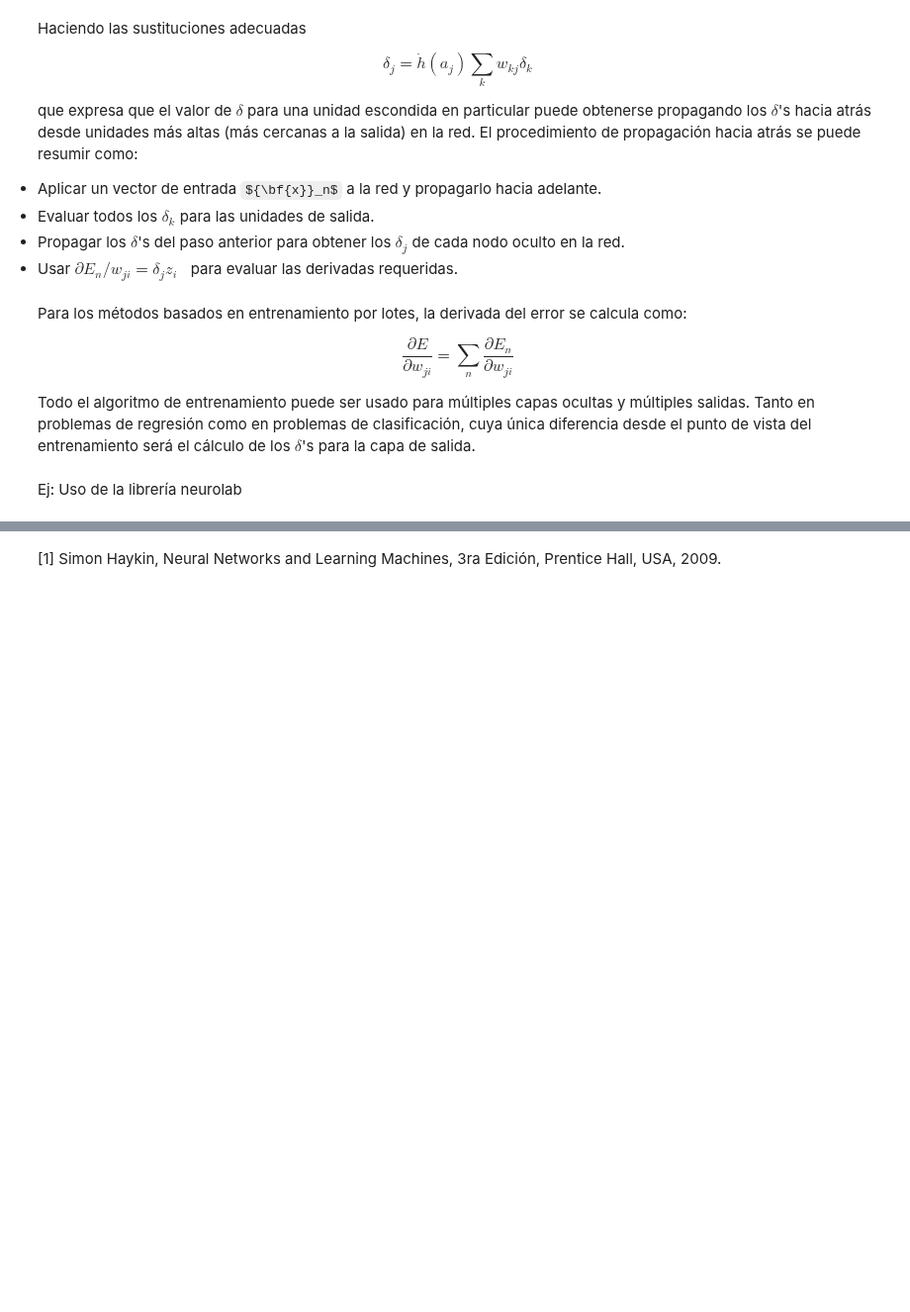
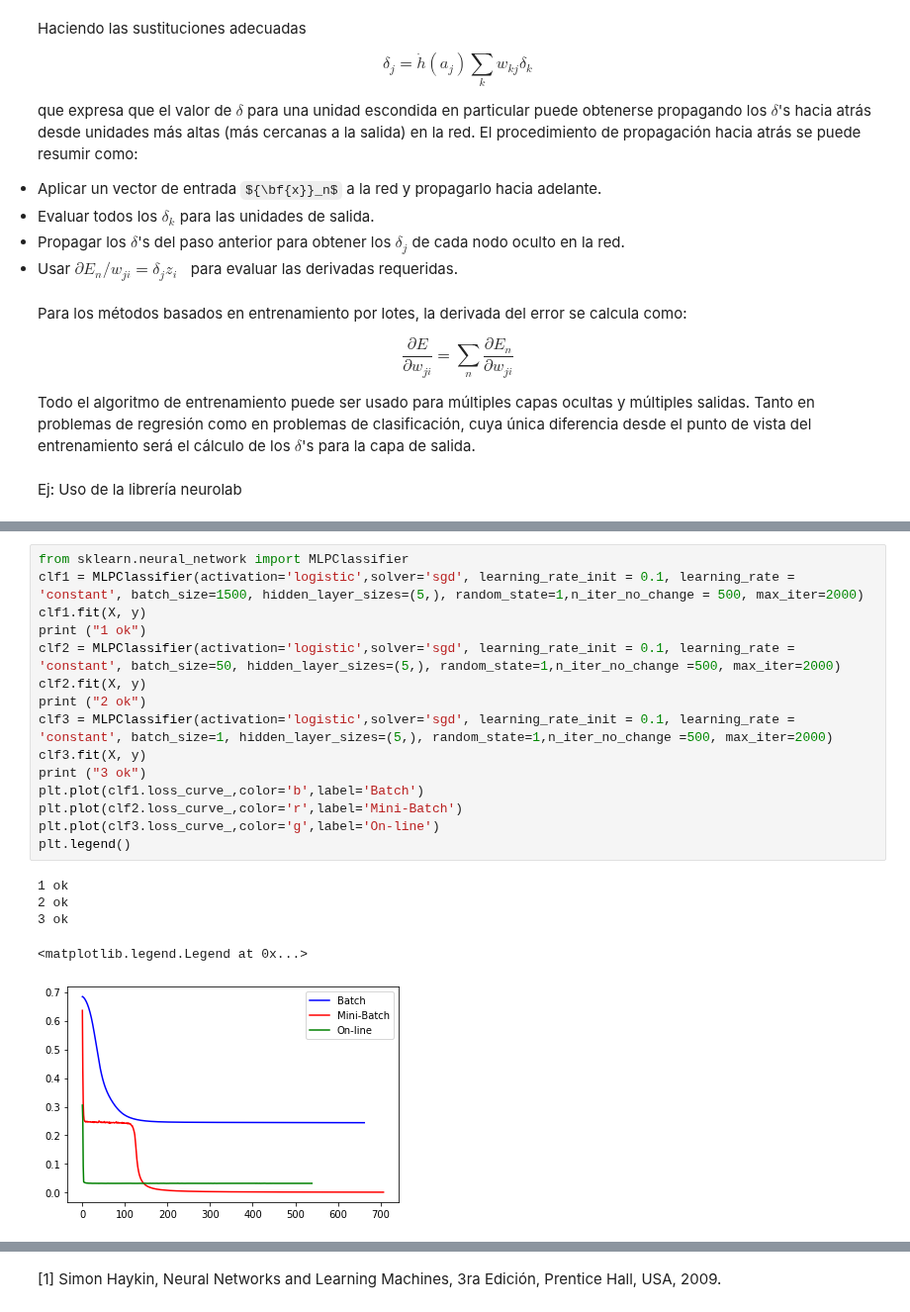
Before and after one commit to jdariasl/ML_IntroductoryCourse, a Jupyter notebook: Clase 08 - Redes Neuronales Artificiales.ipynb, the cells around one changed output, grey strips where cells are left out. Shown at 99% size. Saved outputs shown, nothing was run; the diff lists cells and outputs as text; some formulas as TeX source; blank space fills up the shorter version.

```diff
--- a/Clase 08 - Redes Neuronales Artificiales.ipynb
+++ b/Clase 08 - Redes Neuronales Artificiales.ipynb
@@ -375,0 +389,21 @@ The goal of learning is reached
+# %%
+from sklearn.neural_network import MLPClassifier
+clf1 = MLPClassifier(activation='logistic',solver='sgd', learning_rate_init = 0.1, learning_rate = 'constant', batch_size=1500, hidden_layer_sizes=(5,), random_state=1,n_iter_no_change = 500, max_iter=2000)
+clf1.fit(X, y)
+print ("1 ok")
+clf2 = MLPClassifier(activation='logistic',solver='sgd', learning_rate_init = 0.1, learning_rate = 'constant', batch_size=50, hidden_layer_sizes=(5,), random_state=1,n_iter_no_change =500, max_iter=2000)
+clf2.fit(X, y)
+print ("2 ok")
+clf3 = MLPClassifier(activation='logistic',solver='sgd', learning_rate_init = 0.1, learning_rate = 'constant', batch_size=1, hidden_layer_sizes=(5,), random_state=1,n_iter_no_change =500, max_iter=2000)
+clf3.fit(X, y)
+print ("3 ok")
+plt.plot(clf1.loss_curve_,color='b',label='Batch')
+plt.plot(clf2.loss_curve_,color='r',label='Mini-Batch')
+plt.plot(clf3.loss_curve_,color='g',label='On-line')
+plt.legend()
+# %% [output]
+1 ok
+2 ok
+3 ok
+<matplotlib.legend.Legend at 0x...>
+[figure, added]
```
Also changed, not shown: parts of 5 cells of this notebook, 3 other files.
